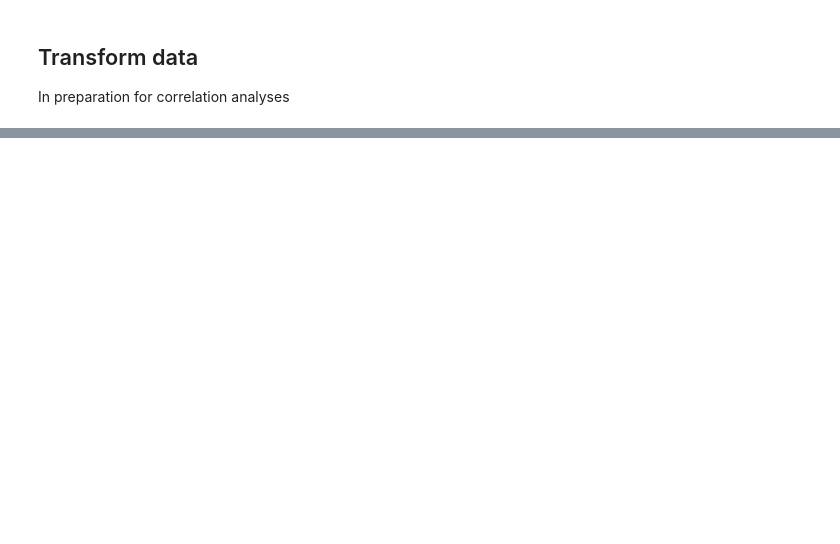
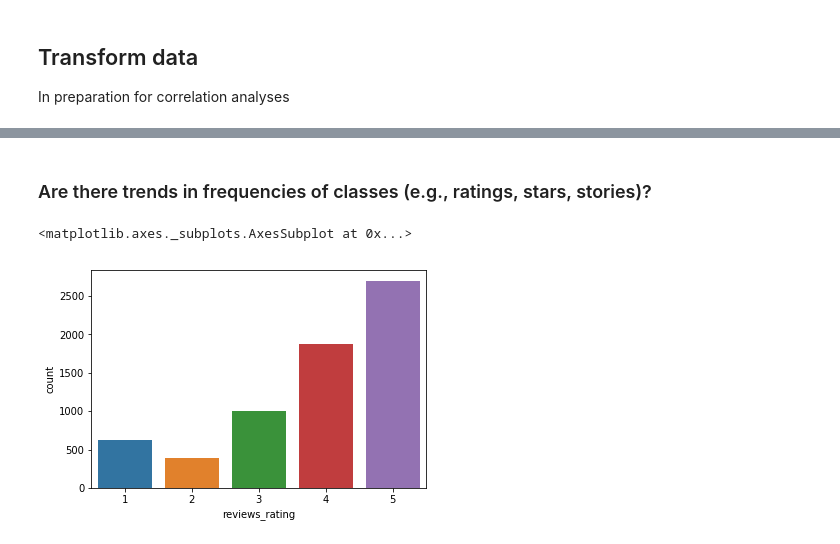
Before and after one commit to janelcv/Hotel_Rating_Analysis, a Jupyter notebook: Hotel_Ratings_Analysis-05.ipynb, the cells around one changed output, grey strips where cells are left out. Drawn from its saved outputs; the diff is of its cells as text; code cells hidden in the pictures; blank space fills up the shorter version.

```diff
--- a/Hotel_Ratings_Analysis-05.ipynb
+++ b/Hotel_Ratings_Analysis-05.ipynb
@@ -81,0 +95,2 @@ df.head()
+# %% [markdown]
+### Are there trends in frequencies of classes (e.g., ratings, stars, stories)?
@@ -81,0 +101,6 @@ df.head()
+# %%
+# Create a plot that shows frequencies of the different hotel ratings
+sns.countplot(x = df["reviews_rating"].astype(int))
+# %% [output]
+<matplotlib.axes._subplots.AxesSubplot at 0x...>
+[figure, added]
```
Also changed, not shown: parts of 26 cells of this notebook, 1 other file.
